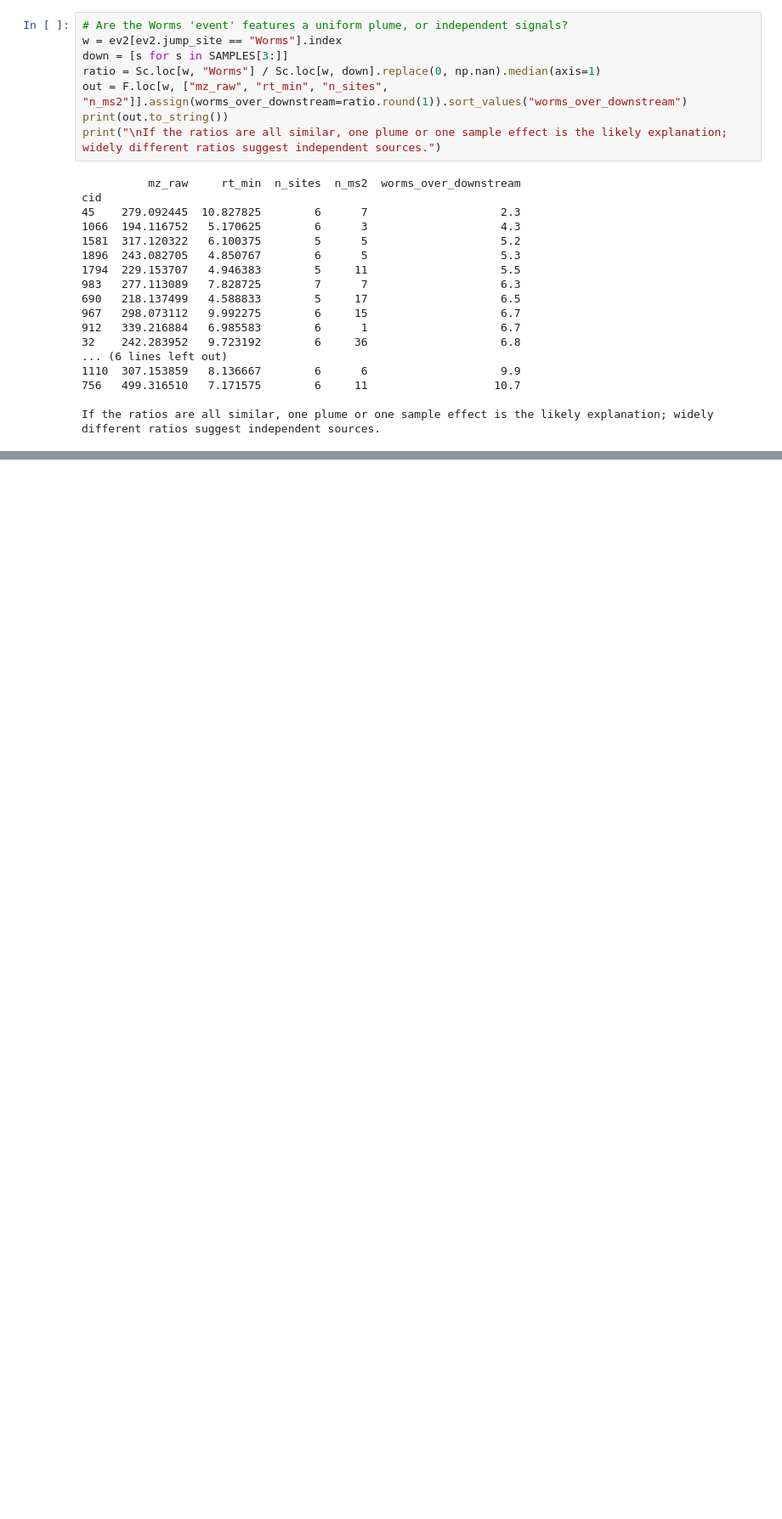
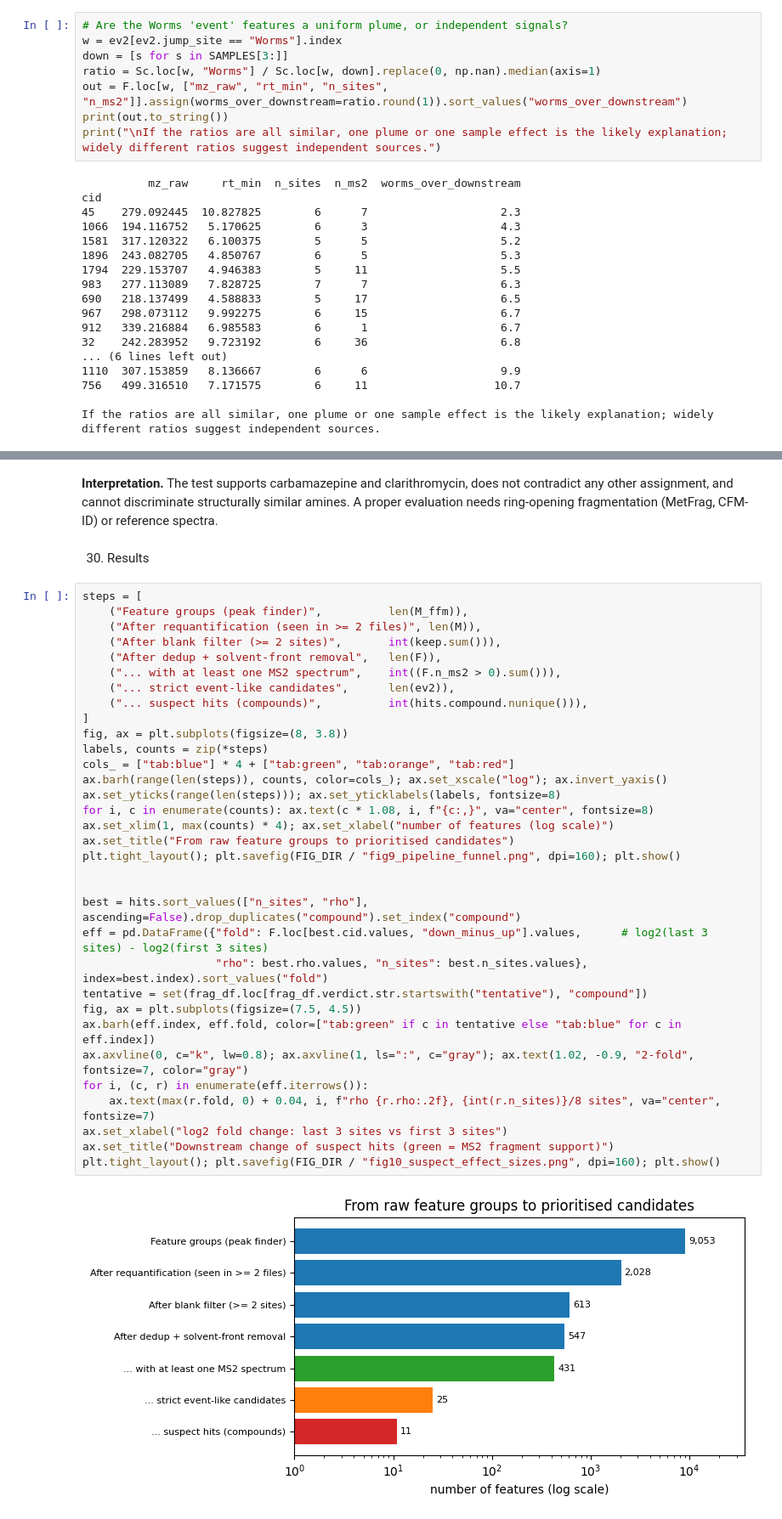
Before and after one commit to Mirna-ASHRI/DRAFT, a Jupyter notebook: rhinescan.ipynb, the cells around one changed output, grey strips where cells are left out. Shown at 85% size. Saved outputs shown, nothing was run; the diff lists cells and outputs as text; blank space fills up the shorter version.

```diff
--- a/rhinescan.ipynb
+++ b/rhinescan.ipynb
@@ -946,0 +1199,39 @@ A credible ethoxylate series should show a much higher fraction than the control
+# %% [markdown]
+**Interpretation.** The test supports carbamazepine and clarithromycin, does not contradict any other assignment, and cannot discriminate structurally similar amines. A proper evaluation needs ring-opening fragmentation (MetFrag, CFM-ID) or reference spectra.
+# %% [markdown]
+30. Results
+# %%
+steps = [
+    ("Feature groups (peak finder)",          len(M_ffm)),
+    ("After requantification (seen in >= 2 files)", len(M)),
+    ("After blank filter (>= 2 sites)",       int(keep.sum())),
+    ("After dedup + solvent-front removal",   len(F)),
+    ("... with at least one MS2 spectrum",    int((F.n_ms2 > 0).sum())),
+    ("... strict event-like candidates",      len(ev2)),
+    ("... suspect hits (compounds)",          int(hits.compound.nunique())),
+]
+fig, ax = plt.subplots(figsize=(8, 3.8))
+labels, counts = zip(*steps)
+cols_ = ["tab:blue"] * 4 + ["tab:green", "tab:orange", "tab:red"]
+ax.barh(range(len(steps)), counts, color=cols_); ax.set_xscale("log"); ax.invert_yaxis()
+ax.set_yticks(range(len(steps))); ax.set_yticklabels(labels, fontsize=8)
+for i, c in enumerate(counts): ax.text(c * 1.08, i, f"{c:,}", va="center", fontsize=8)
+ax.set_xlim(1, max(counts) * 4); ax.set_xlabel("number of features (log scale)")
+ax.set_title("From raw feature groups to prioritised candidates")
+plt.tight_layout(); plt.savefig(FIG_DIR / "fig9_pipeline_funnel.png", dpi=160); plt.show()
+
+
+best = hits.sort_values(["n_sites", "rho"], ascending=False).drop_duplicates("compound").set_index("compound")
+eff = pd.DataFrame({"fold": F.loc[best.cid.values, "down_minus_up"].values,      # log2(last 3 sites) - log2(first 3 sites)
+                    "rho": best.rho.values, "n_sites": best.n_sites.values}, index=best.index).sort_values("fold")
+tentative = set(frag_df.loc[frag_df.verdict.str.startswith("tentative"), "compound"])
+fig, ax = plt.subplots(figsize=(7.5, 4.5))
+ax.barh(eff.index, eff.fold, color=["tab:green" if c in tentative else "tab:blue" for c in eff.index])
+ax.axvline(0, c="k", lw=0.8); ax.axvline(1, ls=":", c="gray"); ax.text(1.02, -0.9, "2-fold", fontsize=7, color="gray")
+for i, (c, r) in enumerate(eff.iterrows()):
+    ax.text(max(r.fold, 0) + 0.04, i, f"rho {r.rho:.2f}, {int(r.n_sites)}/8 sites", va="center", fontsize=7)
+ax.set_xlabel("log2 fold change: last 3 sites vs first 3 sites")
+ax.set_title("Downstream change of suspect hits (green = MS2 fragment support)")
+plt.tight_layout(); plt.savefig(FIG_DIR / "fig10_suspect_effect_sizes.png", dpi=160); plt.show()
+# %% [output]
+[figure, added]
```
Also changed, not shown: parts of 76 cells of this notebook.
